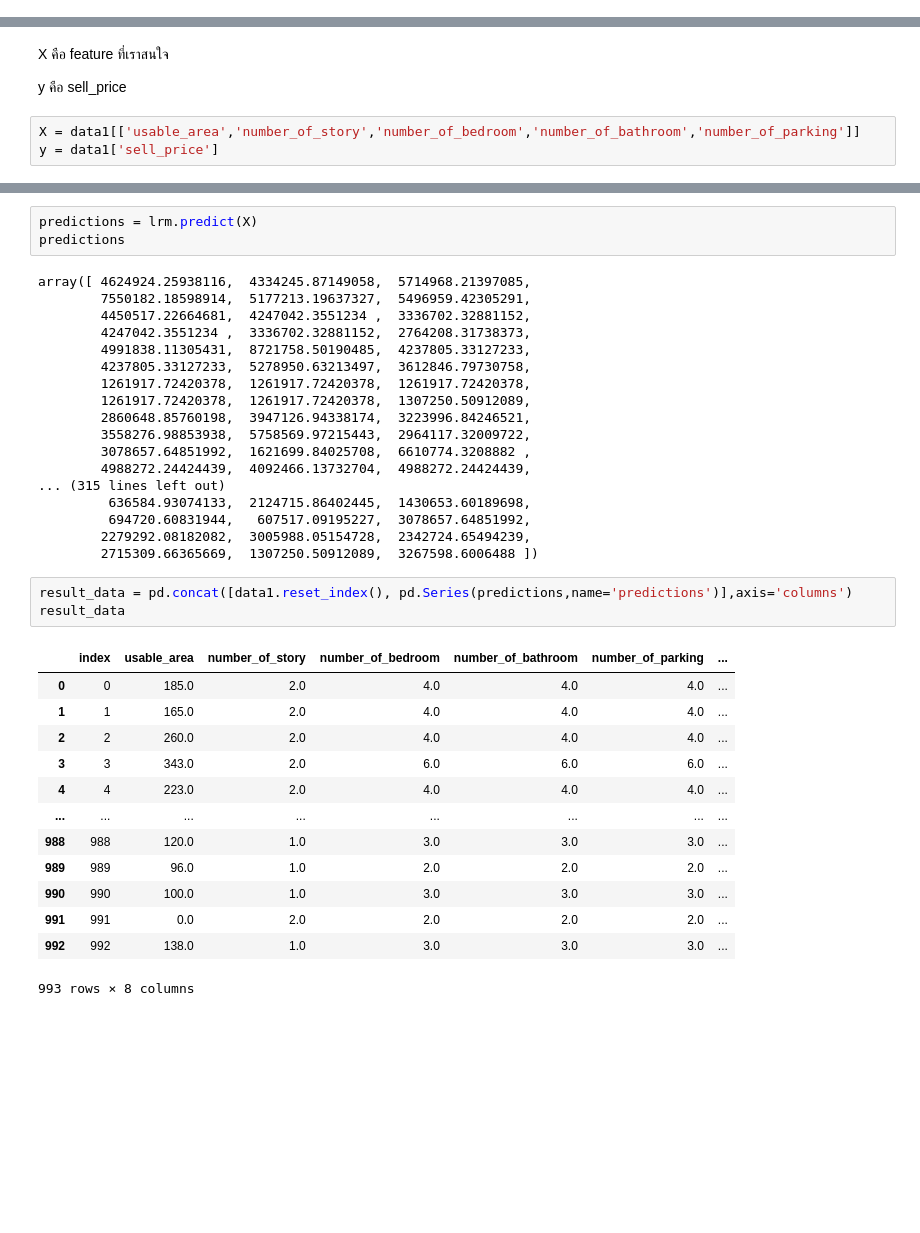
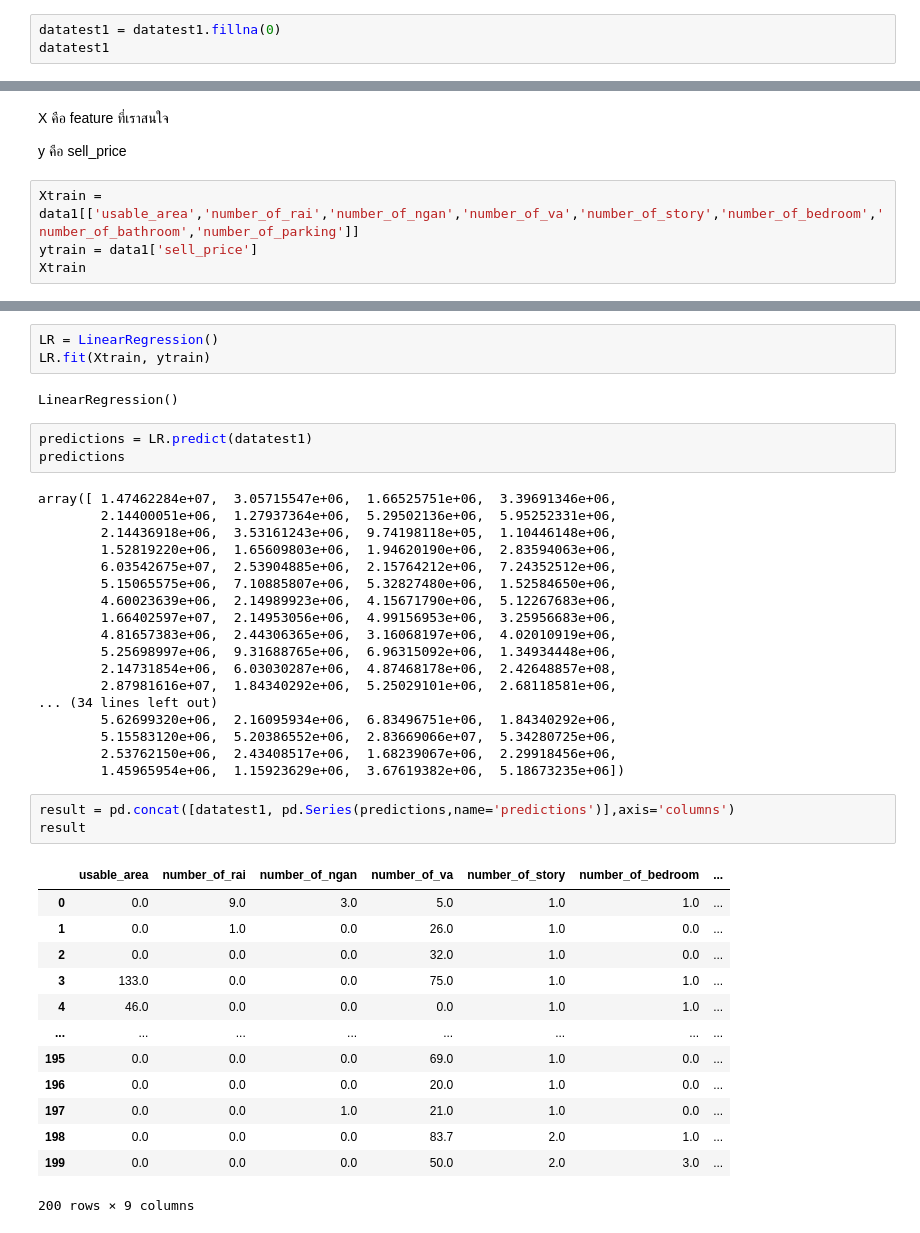
Before and after one commit to rattapornsupama/DPDM65, a Jupyter notebook: final.ipynb, the cells around one changed output, grey strips where cells are left out. Drawn from its saved outputs; the diff is of its cells as text; blank space fills up the shorter version.

```diff
--- a/final.ipynb
+++ b/final.ipynb
@@ -110,0 +240,3 @@ data1.corr()
+# %%
+datatest1 = datatest1.fillna(0)
+datatest1
@@ -117,5 +263,6 @@ X คือ feature ที่เราสนใจ
 
 y คือ sell_price
 # %%
-X = data1[['usable_area','number_of_story','number_of_bedroom','number_of_bathroom','number_of_parking']]
-y = data1['sell_price']
+Xtrain = data1[['usable_area','number_of_rai','number_of_ngan','number_of_va','number_of_story','number_of_bedroom','number_of_bathroom','number_of_parking']]
+ytrain = data1['sell_price']
+Xtrain
@@ -127,38 +283,43 @@ LinearRegression()
+# %%
+LR = LinearRegression()
+LR.fit(Xtrain, ytrain)
+# %% [output]
+LinearRegression()
 # %%
-predictions = lrm.predict(X)
+predictions = LR.predict(datatest1)
 predictions
 # %% [output]
-array([ 4624924.25938116,  4334245.87149058,  5714968.21397085,
-        7550182.18598914,  5177213.19637327,  5496959.42305291,
-        4450517.22664681,  4247042.3551234 ,  3336702.32881152,
-        4247042.3551234 ,  3336702.32881152,  2764208.31738373,
-        4991838.11305431,  8721758.50190485,  4237805.33127233,
-        4237805.33127233,  5278950.63213497,  3612846.79730758,
-        1261917.72420378,  1261917.72420378,  1261917.72420378,
-        1261917.72420378,  1261917.72420378,  1307250.50912089,
-        2860648.85760198,  3947126.94338174,  3223996.84246521,
-        3558276.98853938,  5758569.97215443,  2964117.32009722,
-        3078657.64851992,  1621699.84025708,  6610774.3208882 ,
-        4988272.24424439,  4092466.13732704,  4988272.24424439,
-... (315 lines left out)
-         636584.93074133,  2124715.86402445,  1430653.60189698,
-         694720.60831944,   607517.09195227,  3078657.64851992,
-        2279292.08182082,  3005988.05154728,  2342724.65494239,
-        2715309.66365669,  1307250.50912089,  3267598.6006488 ])
+array([ 1.47462284e+07,  3.05715547e+06,  1.66525751e+06,  3.39691346e+06,
+        2.14400051e+06,  1.27937364e+06,  5.29502136e+06,  5.95252331e+06,
+        2.14436918e+06,  3.53161243e+06,  9.74198118e+05,  1.10446148e+06,
+        1.52819220e+06,  1.65609803e+06,  1.94620190e+06,  2.83594063e+06,
+        6.03542675e+07,  2.53904885e+06,  2.15764212e+06,  7.24352512e+06,
+        5.15065575e+06,  7.10885807e+06,  5.32827480e+06,  1.52584650e+06,
+        4.60023639e+06,  2.14989923e+06,  4.15671790e+06,  5.12267683e+06,
+        1.66402597e+07,  2.14953056e+06,  4.99156953e+06,  3.25956683e+06,
+        4.81657383e+06,  2.44306365e+06,  3.16068197e+06,  4.02010919e+06,
+        5.25698997e+06,  9.31688765e+06,  6.96315092e+06,  1.34934448e+06,
+        2.14731854e+06,  6.03030287e+06,  4.87468178e+06,  2.42648857e+08,
+        2.87981616e+07,  1.84340292e+06,  5.25029101e+06,  2.68118581e+06,
+... (34 lines left out)
+        5.62699320e+06,  2.16095934e+06,  6.83496751e+06,  1.84340292e+06,
+        5.15583120e+06,  5.20386552e+06,  2.83669066e+07,  5.34280725e+06,
+        2.53762150e+06,  2.43408517e+06,  1.68239067e+06,  2.29918456e+06,
+        1.45965954e+06,  1.15923629e+06,  3.67619382e+06,  5.18673235e+06])
 # %%
-result_data = pd.concat([data1.reset_index(), pd.Series(predictions,name='predictions')],axis='columns')
-result_data
+result = pd.concat([datatest1, pd.Series(predictions,name='predictions')],axis='columns')
+result
 # %% [output]
-|  | index | usable_area | number_of_story | number_of_bedroom | number_of_bathroom | number_of_parking | ... |
-| 0 | 0 | 185.0 | 2.0 | 4.0 | 4.0 | 4.0 | ... |
-| 1 | 1 | 165.0 | 2.0 | 4.0 | 4.0 | 4.0 | ... |
-| 2 | 2 | 260.0 | 2.0 | 4.0 | 4.0 | 4.0 | ... |
-| 3 | 3 | 343.0 | 2.0 | 6.0 | 6.0 | 6.0 | ... |
-| 4 | 4 | 223.0 | 2.0 | 4.0 | 4.0 | 4.0 | ... |
+|  | usable_area | number_of_rai | number_of_ngan | number_of_va | number_of_story | number_of_bedroom | ... |
+| 0 | 0.0 | 9.0 | 3.0 | 5.0 | 1.0 | 1.0 | ... |
+| 1 | 0.0 | 1.0 | 0.0 | 26.0 | 1.0 | 0.0 | ... |
+| 2 | 0.0 | 0.0 | 0.0 | 32.0 | 1.0 | 0.0 | ... |
+| 3 | 133.0 | 0.0 | 0.0 | 75.0 | 1.0 | 1.0 | ... |
+| 4 | 46.0 | 0.0 | 0.0 | 0.0 | 1.0 | 1.0 | ... |
 | ... | ... | ... | ... | ... | ... | ... | ... |
-| 988 | 988 | 120.0 | 1.0 | 3.0 | 3.0 | 3.0 | ... |
-| 989 | 989 | 96.0 | 1.0 | 2.0 | 2.0 | 2.0 | ... |
-| 990 | 990 | 100.0 | 1.0 | 3.0 | 3.0 | 3.0 | ... |
-| 991 | 991 | 0.0 | 2.0 | 2.0 | 2.0 | 2.0 | ... |
-| 992 | 992 | 138.0 | 1.0 | 3.0 | 3.0 | 3.0 | ... |
+| 195 | 0.0 | 0.0 | 0.0 | 69.0 | 1.0 | 0.0 | ... |
+| 196 | 0.0 | 0.0 | 0.0 | 20.0 | 1.0 | 0.0 | ... |
+| 197 | 0.0 | 0.0 | 1.0 | 21.0 | 1.0 | 0.0 | ... |
+| 198 | 0.0 | 0.0 | 0.0 | 83.7 | 2.0 | 1.0 | ... |
+| 199 | 0.0 | 0.0 | 0.0 | 50.0 | 2.0 | 3.0 | ... |
-993 rows × 8 columns
+200 rows × 9 columns
```
Also changed, not shown: parts of 43 cells of this notebook.
